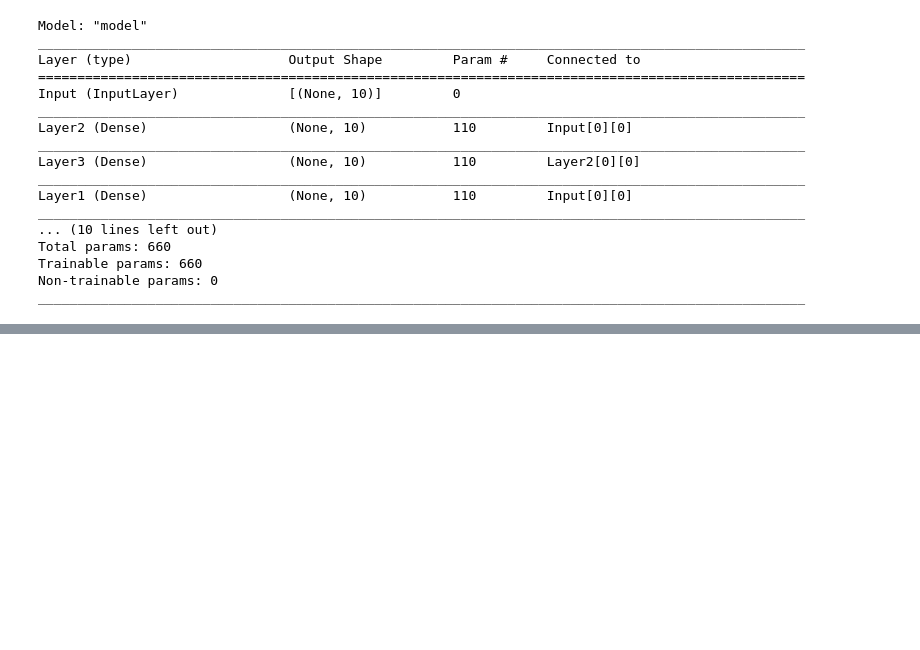
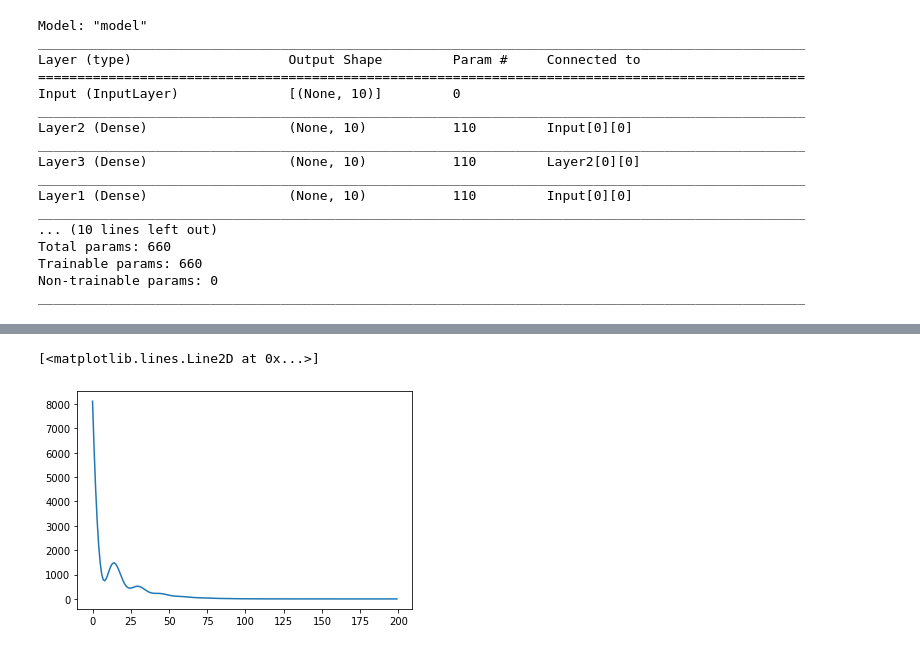
Before and after one commit to MagicMoleMM/ML, a Jupyter notebook: TF_3.ipynb, the cells around one changed output, grey strips where cells are left out. Cells and saved outputs as stored; diff of their text form; code cells hidden in the pictures; blank space fills up the shorter version.

```diff
--- a/TF_3.ipynb
+++ b/TF_3.ipynb
@@ -141,0 +170,10 @@ ________________________________________________________________________________
+# %%
+model = tf.keras.Sequential()
+model.add(tf.keras.layers.Dense(1, input_shape=(1,)))
+
+optimazer = tf.keras.optimizers.Adam(learning_rate=0.5)
+loss = tf.keras.losses.MSE
+# %%
+model.compile(optimizer=optimazer, loss=loss)
+# %%
+history = model.fit(celsius,fahrengeit,epochs=200,verbose=2)
@@ -141,0 +202,5 @@ ________________________________________________________________________________
+# %%
+import pandas as pd
+
+history_df  = pd.DataFrame(history.history)
+history_df
@@ -141,0 +221,6 @@ ________________________________________________________________________________
+# %%
+import matplotlib.pyplot as plt
+plt.plot(history_df.loss)
+# %% [output]
+[<matplotlib.lines.Line2D at 0x...>]
+[figure, added]
```
Also changed, not shown: parts of 45 cells of this notebook.
